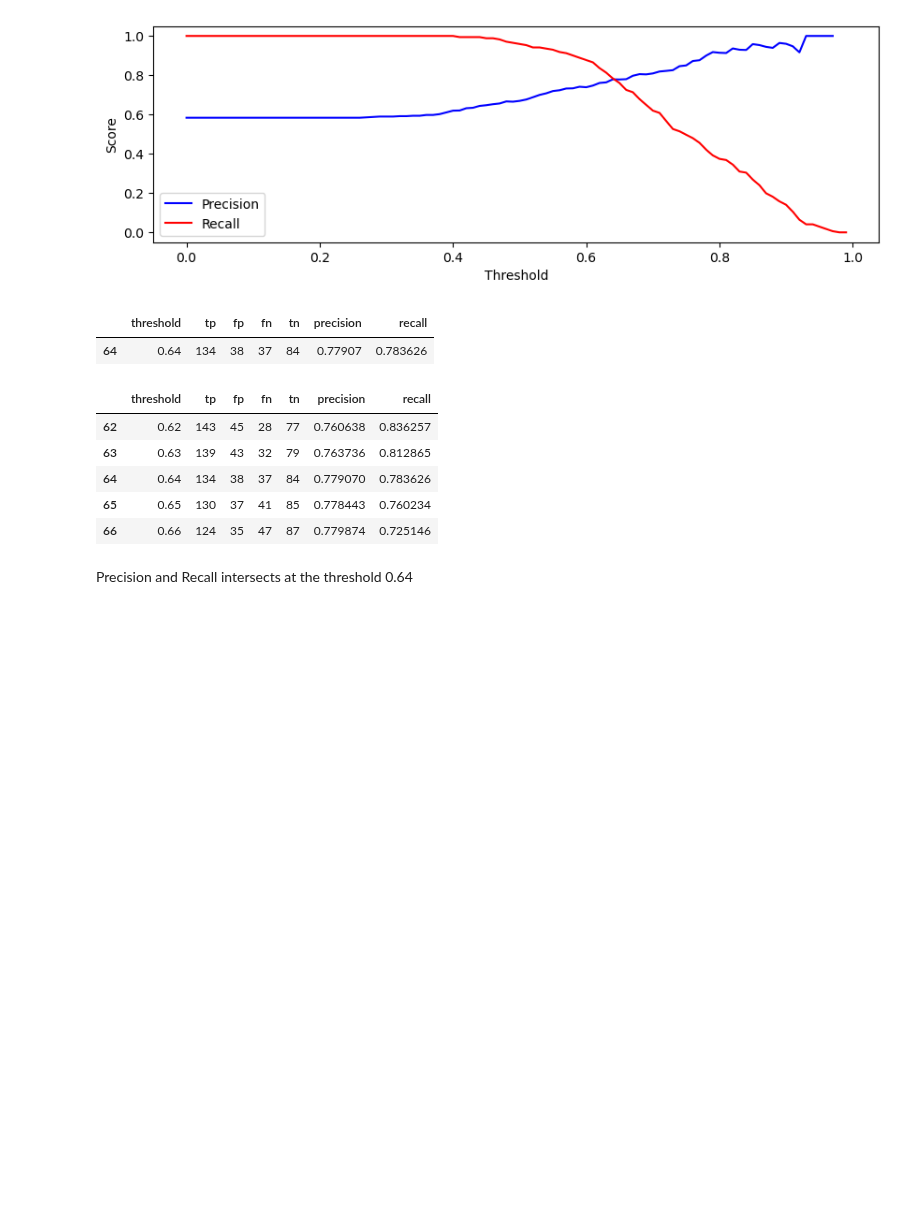
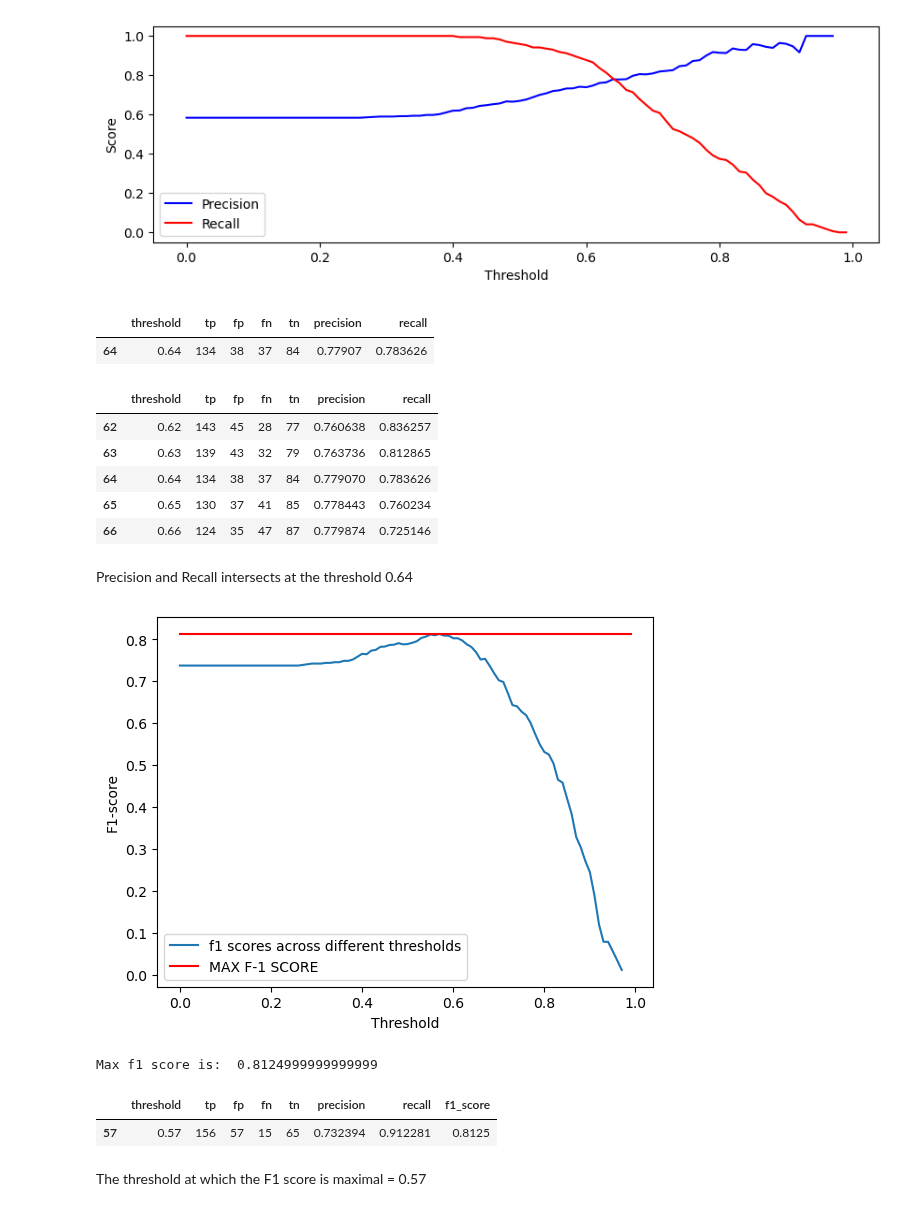
Before and after one commit to srikaldata/ml-zoomcamp-2025, a Jupyter notebook: 04-evaluation/04-evaluation-homework.ipynb, the cells around one changed output. Cells and saved outputs as stored; diff of their text form; code cells hidden in the pictures; blank space fills up the shorter version.

Commit message:
evaluation - hw - q4 finding the threshold at which f1 score is maximal

```diff
--- a/04-evaluation/04-evaluation-homework.ipynb
+++ b/04-evaluation/04-evaluation-homework.ipynb
@@ -317,3 +317,33 @@ display(scores_df_q3.iloc[ 62:67 ])
 | 66 | 0.66 | 124 | 35 | 47 | 87 | 0.779874 | 0.725146 |
 # %% [markdown]
 Precision and Recall intersects at the threshold 0.64
+# %%
+# QUESTION 4
+
+# # f1 score calculation function
+# def f1_score(precision, recall):
+#     return (2 * (precision * recall)) / (precision + recall)
+
+# f1 score column in previously created dataframe
+scores_df_q3['f1_score'] = 2 * (scores_df_q3['precision'] * scores_df_q3['recall']) / (scores_df_q3['precision'] + scores_df_q3['recall'])
+
+plt.plot(scores_df_q3['threshold'], scores_df_q3['f1_score'], label='f1 scores across different thresholds')
+plt.plot(scores_df_q3['threshold'],np.repeat(scores_df_q3['f1_score'].max(), len(scores_df_q3)), color='red', label='MAX F-1 SCORE')
+plt.xlabel('Threshold')
+plt.ylabel('F1-score')
+plt.legend()
+plt.show()
+# %% [output]
+[figure, added]
+# %%
+# max f1 score
+print('Max f1 score is: ', scores_df_q3['f1_score'].max())
+
+# threshold at which max f1 score occurs
+display(scores_df_q3[scores_df_q3['f1_score'] == scores_df_q3['f1_score'].max()])
+# %% [output]
+Max f1 score is:  0.8124999999999999
+|  | threshold | tp | fp | fn | tn | precision | recall | f1_score |
+| 57 | 0.57 | 156 | 57 | 15 | 65 | 0.732394 | 0.912281 | 0.8125 |
+# %% [markdown]
+The threshold at which the F1 score is maximal = 0.57
```
